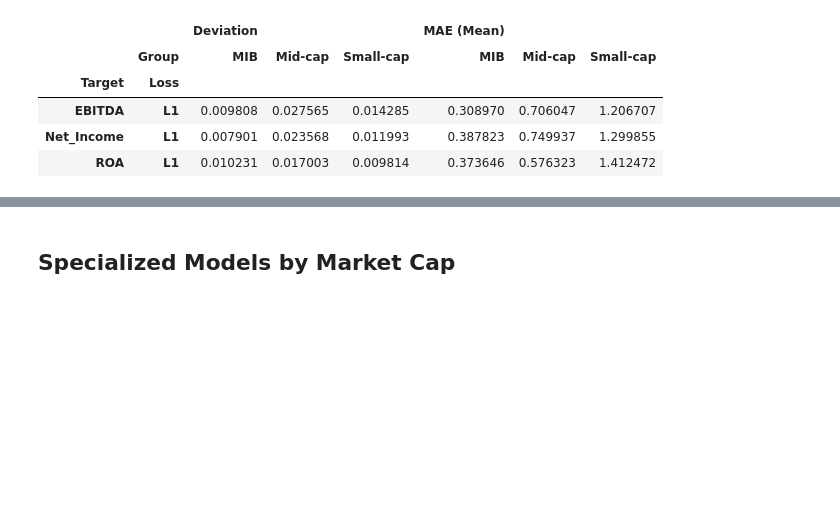
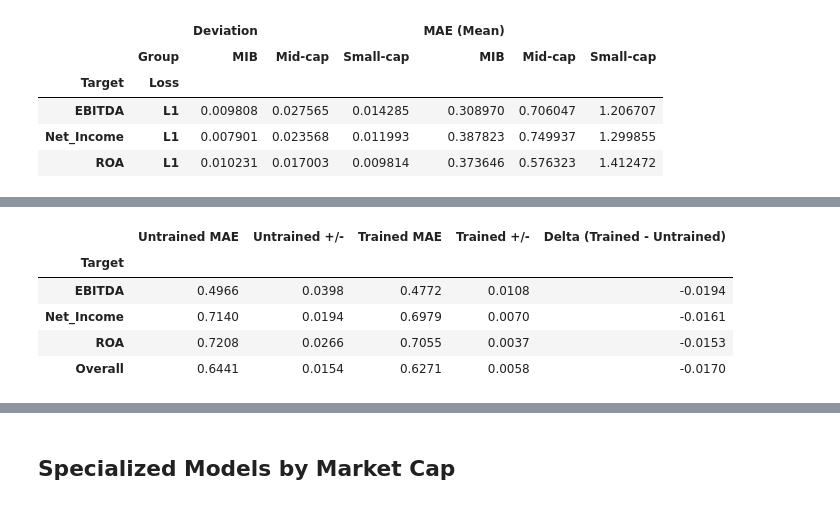
Before and after one commit to dvdbaggio/Mixed-Frequency-Forecasting, a Jupyter notebook: Model/lstm_shallow_kfold_only_improved.ipynb, the cells around one changed output, grey strips where cells are left out. Cells and saved outputs as stored; diff of their text form; code cells hidden in the pictures; blank space fills up the shorter version.

Commit message:
winsorization: best results

```diff
--- a/Model/lstm_shallow_kfold_only_improved.ipynb
+++ b/Model/lstm_shallow_kfold_only_improved.ipynb
@@ -791,16 +619,6 @@ ax.legend(); ax.grid(True, alpha=0.3, axis='y')
 plt.tight_layout(); plt.show()
 # %% [output]
 [figure]
-# %%
-best_mtl = {
-    "l1": {
-        "hidden_size": 128,
-        "lr": 0.002795157097570781,
-        "batch_size": 32,
-        "weight_decay": 2.5903148190421323e-06,
-        "dropout": 0.4011345027968694
-    }
-}
 # %%
 def build_loaders_and_model(params):
     dropout_val = params.get("dropout", 0.2)
@@ -1274,0 +960,82 @@ for l_type, params in best_mtl.items():
+# %%
+# --- Robust target: winsorize the raw YoY ratio at +/-3, then re-apply symlog ---
+# The original label_value is symlog((current - prior) / |prior|). Near-zero prior earnings
+# make the ratio explode, so L1 in symlog space pushes the model toward the symlog-median
+# (about 0), which inverts to about 0 in real space -- the same as an untrained model.
+# We recover the raw ratio, cap it, and re-apply symlog so the head can learn the signal.
+
+WINSOR_CAP = 3.0
+
+sym_label = data_df["label_value"].to_numpy()
+raw_ratio = np.sign(sym_label) * np.expm1(np.abs(sym_label))
+
+capped_ratio = np.clip(raw_ratio, -WINSOR_CAP, WINSOR_CAP)
+robust_label = (np.sign(capped_ratio) * np.log1p(np.abs(capped_ratio))).astype(np.float32)
+
+data_df_robust = data_df.copy()
+data_df_robust["label_value"] = robust_label
+
+n_capped = int(np.sum(np.abs(raw_ratio) > WINSOR_CAP))
+print(f"Raw YoY ratio: min={raw_ratio.min():.3f}, max={raw_ratio.max():.3f}")
+print(f"Capped at +/-{int(WINSOR_CAP)}: {n_capped}/{len(raw_ratio)} samples "
+      f"({100.0 * n_capped / len(raw_ratio):.2f}%) trimmed.")
+print(f"Robust symlog label: min={robust_label.min():.3f}, max={robust_label.max():.3f}")
+
+# Rebuild the single-split (largest fold + held-out test) on the robust-labelled data.
+train_data_robust, val_data_robust, test_data_robust = split_to_single(
+    data_df_robust, test_year_cutoff=TEST_YEAR_CUTOFF)
+
+robust_scaler_single = make_robust_scaler(train_data_robust, selected_indices)
+
+mtl_train_robust = extract_mtl_df(train_data_robust)
+mtl_val_robust   = extract_mtl_df(val_data_robust)
+mtl_test_robust  = extract_mtl_df(test_data_robust)
+
+
+def build_loaders_robust(params):
+    train_ds = YoYDatasetMTL(mtl_train_robust, robust_scaler_single, selected_indices)
+    val_ds   = YoYDatasetMTL(mtl_val_robust,   robust_scaler_single, selected_indices)
+    test_ds  = YoYDatasetMTL(mtl_test_robust,  robust_scaler_single, selected_indices)
+    train_loader = DataLoader(train_ds, batch_size=params["batch_size"], shuffle=True,  collate_fn=collate_fn_mtl)
+    val_loader   = DataLoader(val_ds,   batch_size=params["batch_size"], shuffle=False, collate_fn=collate_fn_mtl)
+    test_loader  = DataLoader(test_ds,  batch_size=params["batch_size"], shuffle=False, collate_fn=collate_fn_mtl)
+    model = ShallowLSTM(len(selected_indices), params["hidden_size"], len(PREDICTION_TARGETS),
+                        params.get("dropout", 0.2), static_dim=STATIC_DIM).to(DEVICE)
+    return model, train_loader, val_loader, test_loader
+
+
+# --- Trained vs Untrained baseline on the robust target (N_RUNS seeds) ---
+best_l1 = best_mtl["l1"]
+
+trained_res   = {t: [] for t in PREDICTION_TARGETS + ["Overall"]}
+untrained_res = {t: [] for t in PREDICTION_TARGETS + ["Overall"]}
+
+for run_idx in range(N_RUNS):
+    set_seed(SEED + run_idx)
+    model_u, _, _, test_loader = build_loaders_robust(best_l1)
+    for k, v in evaluate_loader(model_u, test_loader).items():
+        untrained_res[k].append(v)
+
+    set_seed(SEED + run_idx)
+    model_t, train_loader, val_loader, test_loader = build_loaders_robust(best_l1)
+    optimizer = torch.optim.Adam(model_t.parameters(), lr=best_l1["lr"], weight_decay=best_l1["weight_decay"])
+    model_t, _ = train_and_eval(model_t, train_loader, val_loader, optimizer,
+                                loss_type="l1", huber_delta=best_l1.get("huber_delta", 1.0))
+    for k, v in evaluate_loader(model_t, test_loader).items():
+        trained_res[k].append(v)
+
+rows = []
+for k in PREDICTION_TARGETS + ["Overall"]:
+    rows.append({
+        "Target": k,
+        "Untrained MAE": np.mean(untrained_res[k]),
+        "Untrained +/-": np.std(untrained_res[k]),
+        "Trained MAE": np.mean(trained_res[k]),
+        "Trained +/-": np.std(trained_res[k]),
+        "Delta (Trained - Untrained)": np.mean(trained_res[k]) - np.mean(untrained_res[k]),
+    })
+df_robust_cmp = pd.DataFrame(rows).set_index("Target")
+print(f"\nRobust target (YoY ratio winsorized at +/-{int(WINSOR_CAP)}, symlog) - "
+      f"Test MAE (real space), {N_RUNS} runs:")
+display(df_robust_cmp.round(4))
+# %% [output]
@@ -1274,0 +1051,6 @@ for l_type, params in best_mtl.items():
+|  | Untrained MAE | Untrained +/- | Trained MAE | Trained +/- | Delta (Trained - Untrained) |
+| Target |  |  |  |  |  |
+| EBITDA | 0.4966 | 0.0398 | 0.4772 | 0.0108 | -0.0194 |
+| Net_Income | 0.7140 | 0.0194 | 0.6979 | 0.0070 | -0.0161 |
+| ROA | 0.7208 | 0.0266 | 0.7055 | 0.0037 | -0.0153 |
+| Overall | 0.6441 | 0.0154 | 0.6271 | 0.0058 | -0.0170 |
```
Also changed, not shown: parts of 18 cells of this notebook.
